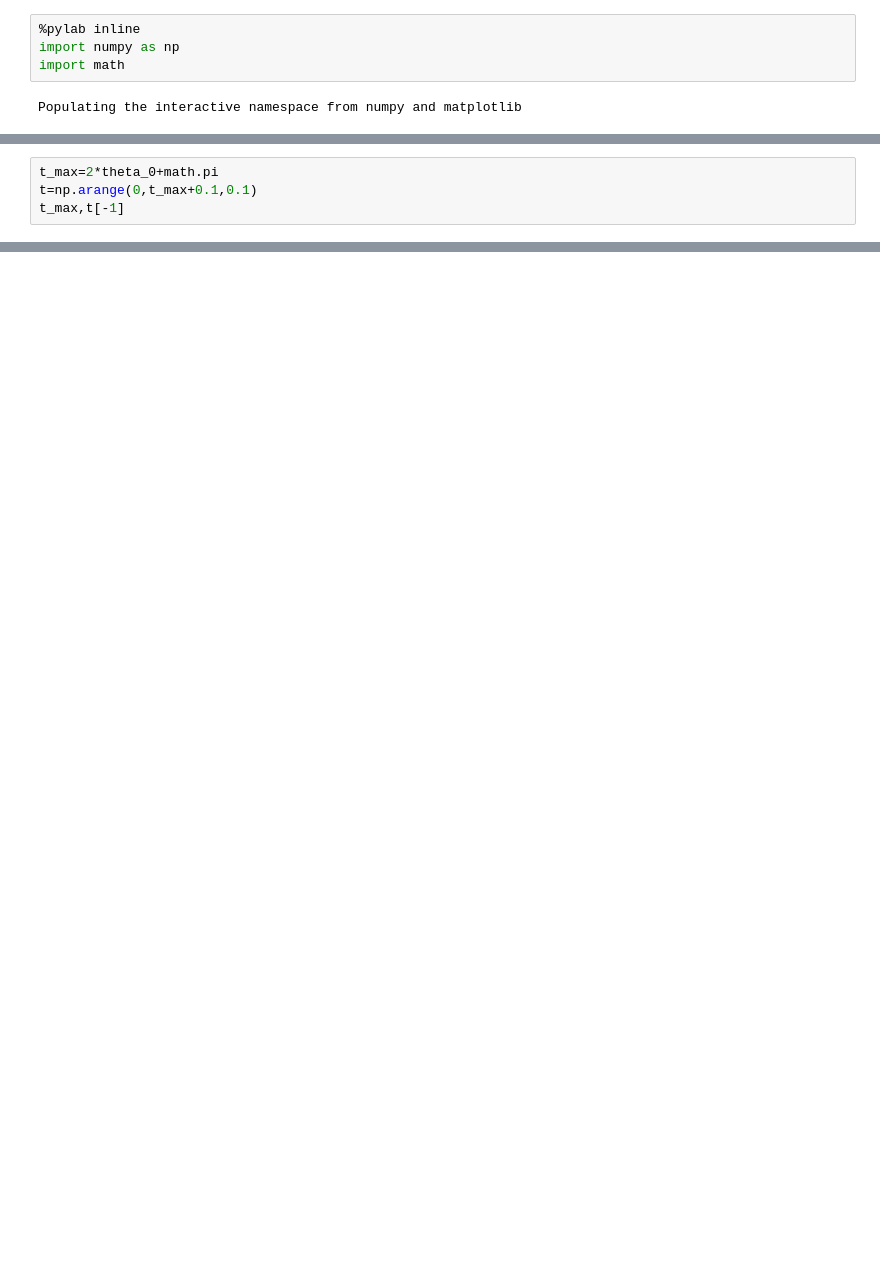
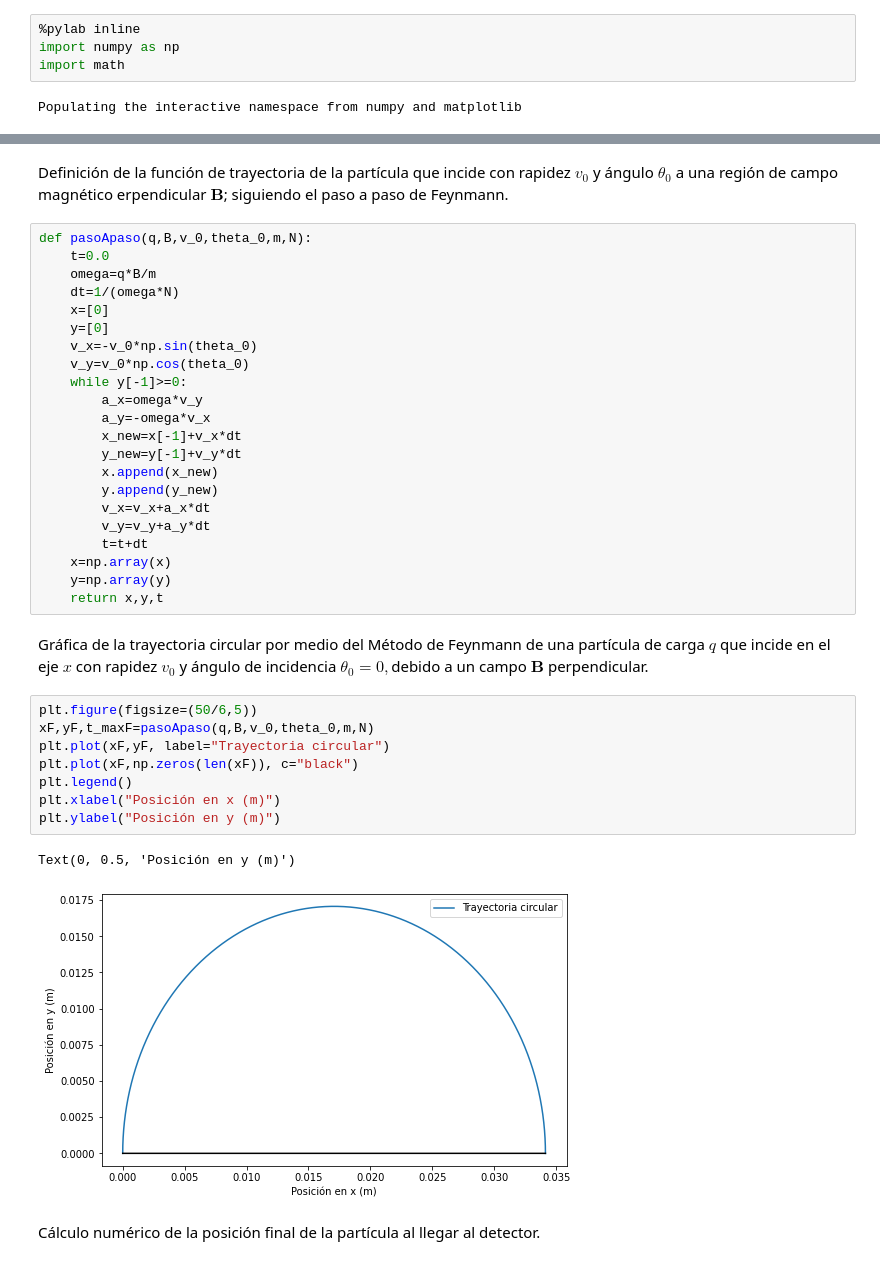
Before and after one commit to SantiagoBeltran/Trabajo_1_Aceleradores, a Jupyter notebook: TrayectoriaParticulas.ipynb, the cells around one changed output, grey strips where cells are left out. Drawn from its saved outputs; the diff is of its cells as text; blank space fills up the shorter version.

```diff
--- a/TrayectoriaParticulas.ipynb
+++ b/TrayectoriaParticulas.ipynb
@@ -24,4 +6,0 @@ plt.plot(x,y)
-# %%
-t_max=2*theta_0+math.pi
-t=np.arange(0,t_max+0.1,0.1)
-t_max,t[-1]
@@ -176,0 +65,39 @@ Y máximos  1.214306433183765e-17 -5.583607271959988e-07 -6.868718249667334e-07
+# %% [markdown]
+Definición de la función de trayectoria de la partícula que incide con rapidez $v_0$ y ángulo $\theta_0$ a una región de campo magnético erpendicular $\mathbf{B}$; siguiendo el paso a paso de Feynmann.
+# %%
+def pasoApaso(q,B,v_0,theta_0,m,N):
+    t=0.0
+    omega=q*B/m
+    dt=1/(omega*N)
+    x=[0]
+    y=[0]
+    v_x=-v_0*np.sin(theta_0)
+    v_y=v_0*np.cos(theta_0)
+    while y[-1]>=0:
+        a_x=omega*v_y
+        a_y=-omega*v_x
+        x_new=x[-1]+v_x*dt
+        y_new=y[-1]+v_y*dt
+        x.append(x_new)
+        y.append(y_new)
+        v_x=v_x+a_x*dt
+        v_y=v_y+a_y*dt
+        t=t+dt
+    x=np.array(x)
+    y=np.array(y)
+    return x,y,t
+# %% [markdown]
+Gráfica de la trayectoria circular por medio del Método de Feynmann de una partícula de carga $q$ que incide en el eje $x$ con rapidez $v_0$ y ángulo de incidencia $\theta_0=0,$debido a un campo $\mathbf{B}$ perpendicular.
+# %%
+plt.figure(figsize=(50/6,5))
+xF,yF,t_maxF=pasoApaso(q,B,v_0,theta_0,m,N)
+plt.plot(xF,yF, label="Trayectoria circular")
+plt.plot(xF,np.zeros(len(xF)), c="black")
+plt.legend()
+plt.xlabel("Posición en x (m)")
+plt.ylabel("Posición en y (m)")
+# %% [output]
+Text(0, 0.5, 'Posición en y (m)')
+[figure, added]
+# %% [markdown]
+Cálculo numérico de la posición final de la partícula al llegar al detector.
```
Also changed, not shown: parts of 60 cells of this notebook, 5 other files.
